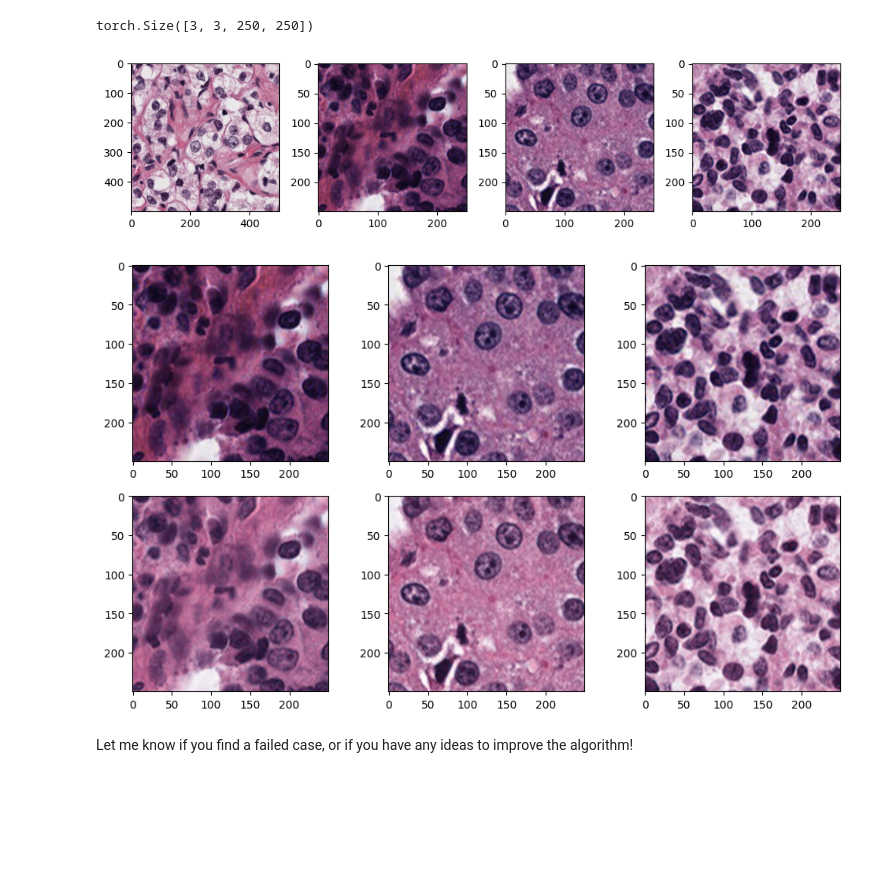
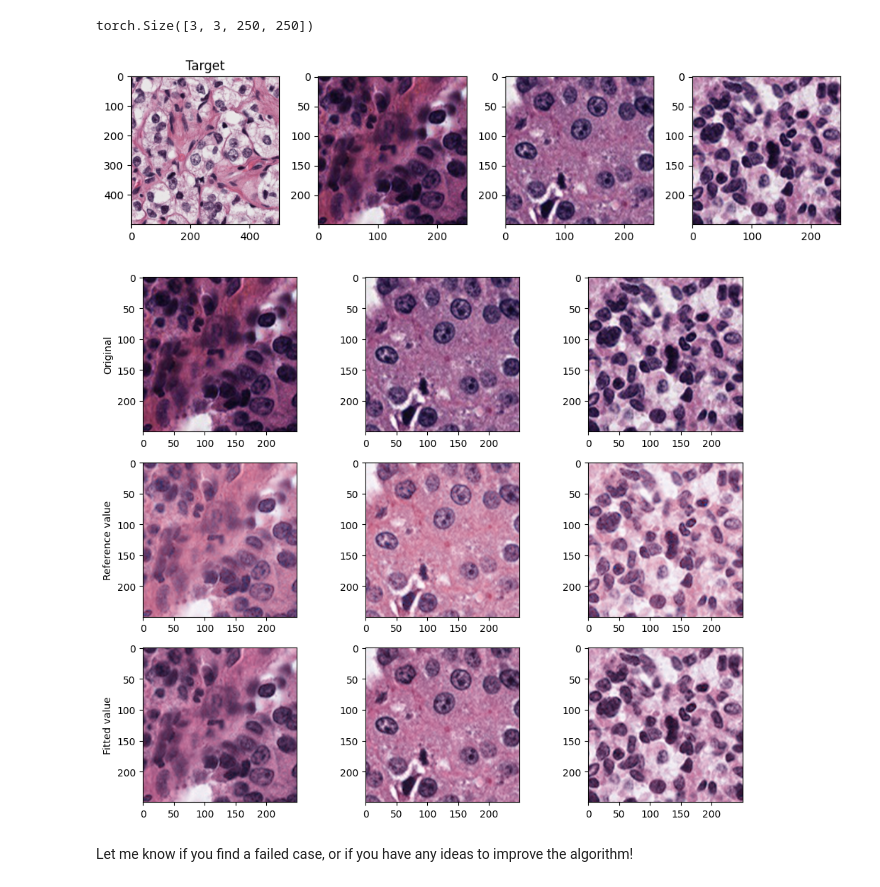
Before and after one commit to zjchen10/stainnorm_pytorch, a Jupyter notebook: use_normalizer.ipynb, the cells around one changed output. Cells and saved outputs as stored; diff of their text form; code cells hidden in the pictures; blank space fills up the shorter version.

```diff
--- a/use_normalizer.ipynb
+++ b/use_normalizer.ipynb
@@ -25,7 +24,7 @@ Tesla P100-PCIE-16GB
 It should work for other versions of pytorch
 # %%
 # Read target image, make sure it is an RGB image
-target_array = rgba2rgb(imread('target.png'))
+target_array = np.array(Image.open('target.png').convert('RGB'))
 # Convert to torch tensor, and reshape it into (1,3,H,W)
 target_tensor = T.ToTensor()(target_array)
 target_tensor = torch.unsqueeze(target_tensor,0)
@@ -35,7 +34,7 @@ print(target_tensor.shape)
 torch.Size([1, 3, 500, 500])
 # %%
 # Read test images, make sure they are RGB images
-sources_array = [rgba2rgb(imread('source'+str(i)+'.png')) for i in range(1,4)]
+sources_array = [np.array(Image.open('source'+str(i)+'.png').convert('RGB')) for i in range(1,4)]
 # Convert to torch tensor
 sources_tensor = [T.ToTensor()(img) for img in sources_array]
 sources_tensor = torch.stack(sources_tensor)
@@ -46,15 +45,16 @@ torch.Size([3, 3, 250, 250])
 # %%
 # Show target and test images
 fig,ax = plt.subplots(1,4,figsize=(10,8))
 ax[0].imshow(target_array)
+ax[0].set_title('Target')
 ax[1].imshow(sources_array[0])
 ax[2].imshow(sources_array[1])
 ax[3].imshow(sources_array[2])
 
 plt.tight_layout()
 plt.show()
 # %% [output]
-[figure, old version]
+[figure, new version]
 # %%
 from torch_macenko import Macenko_Normalizer
 # %%
@@ -63,18 +71,25 @@ stainnorm.fit(target_tensor)
 transformed = stainnorm.transform(sources_tensor)
 # %%
 # compare
-fig,ax = plt.subplots(2,3,figsize=(10,6))
+fig,ax = plt.subplots(3,3,figsize=(10,8))
 ax[0,0].imshow(sources_array[0])
 ax[0,1].imshow(sources_array[1])
 ax[0,2].imshow(sources_array[2])
+ax[0,0].set_ylabel('Original')
 
-ax[1,0].imshow(transformed[0].cpu().numpy().transpose(1,2,0))
-ax[1,1].imshow(transformed[1].cpu().numpy().transpose(1,2,0))
-ax[1,2].imshow(transformed[2].cpu().numpy().transpose(1,2,0))
+ax[1,0].imshow(transformed_ref[0].cpu().numpy().transpose(1,2,0))
+ax[1,1].imshow(transformed_ref[1].cpu().numpy().transpose(1,2,0))
+ax[1,2].imshow(transformed_ref[2].cpu().numpy().transpose(1,2,0))
+ax[1,0].set_ylabel('Reference value')
+
+ax[2,0].imshow(transformed[0].cpu().numpy().transpose(1,2,0))
+ax[2,1].imshow(transformed[1].cpu().numpy().transpose(1,2,0))
+ax[2,2].imshow(transformed[2].cpu().numpy().transpose(1,2,0))
+ax[2,0].set_ylabel('Fitted value')
 
 plt.tight_layout()
 plt.show()
 # %% [output]
-[figure, old version]
+[figure, new version]
 # %% [markdown]
 Let me know if you find a failed case, or if you have any ideas to improve the algorithm!
```
Also changed, not shown: parts of 2 cells of this notebook.
